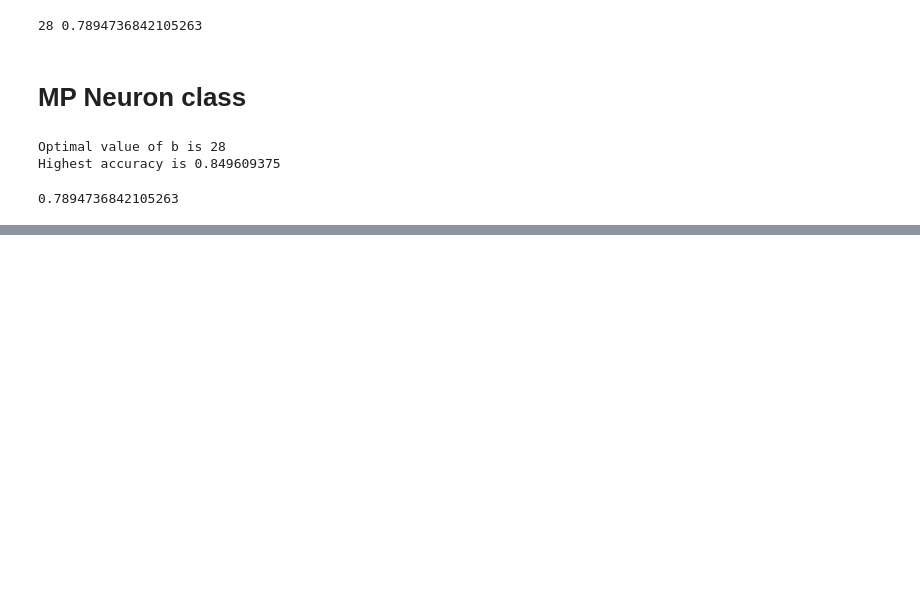
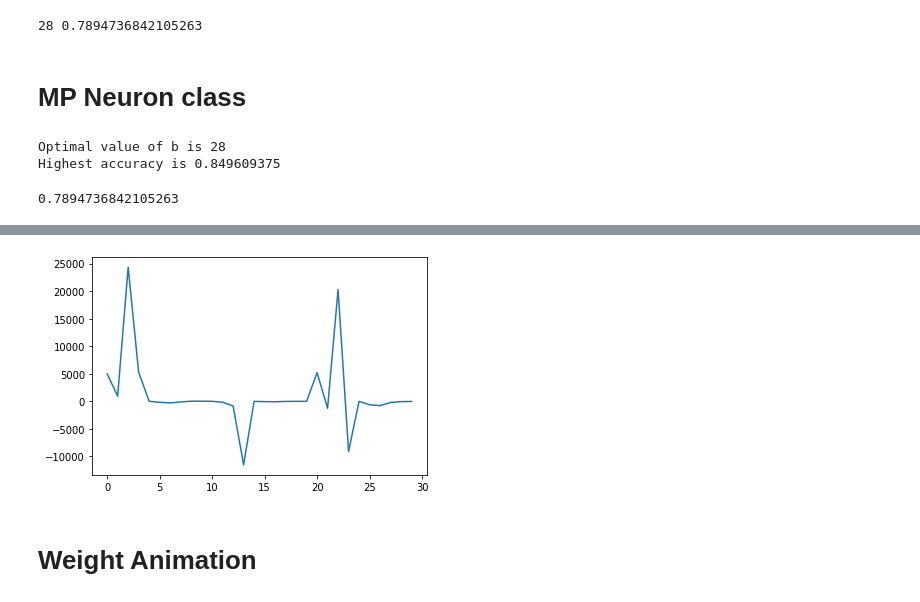
Before and after one commit to Arpitkamal/Deep-learning-102-Primitive-Neuron, a Jupyter notebook: MPNeuron.ipynb, the cells around one changed output, grey strips where cells are left out. Saved outputs shown, nothing was run; the diff lists cells and outputs as text; code cells hidden in the pictures; blank space fills up the shorter version.

```diff
--- a/MPNeuron.ipynb
+++ b/MPNeuron.ipynb
@@ -332,0 +414,7 @@ print(accuracy_test)
+# %%
+plt.plot(wt_matrix[-1,:])
+plt.show()
+# %% [output]
+[figure, added]
+# %% [markdown]
+# Weight Animation
```
Also changed, not shown: parts of 16 cells of this notebook.
